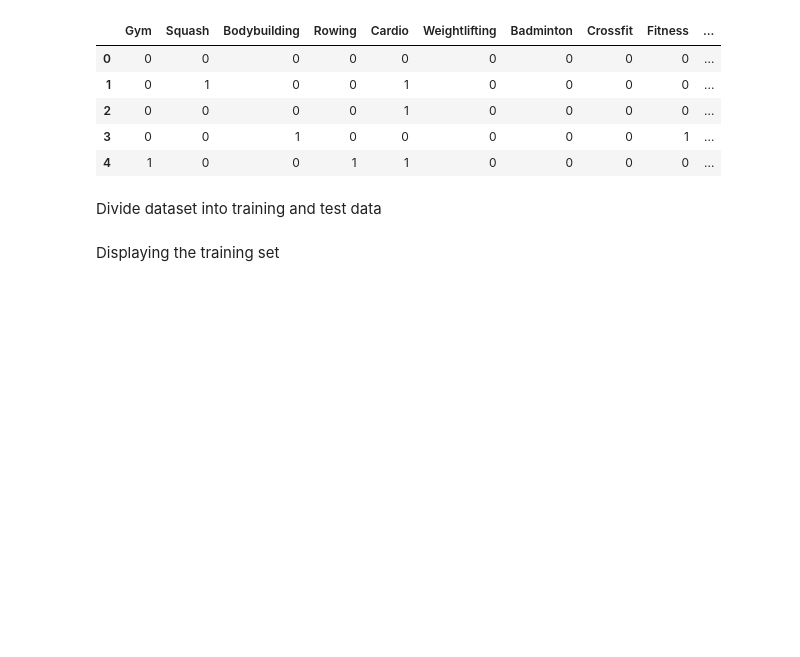
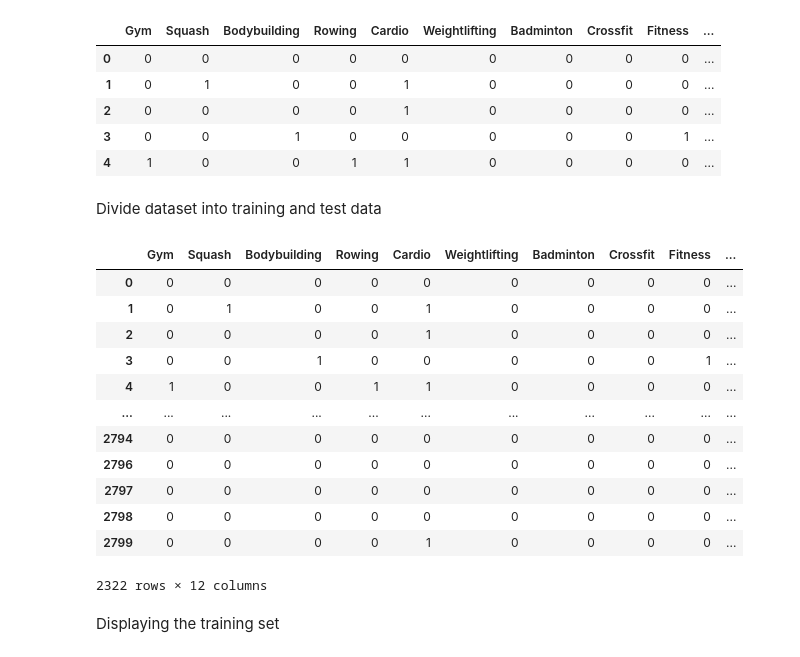
Before and after one commit to Bartoszcz28/Gym_Subscription, a Jupyter notebook: Data_Imput_hobby.ipynb, the cells around one changed output. Cells and saved outputs as stored; diff of their text form; code cells hidden in the pictures; blank space fills up the shorter version.

```diff
--- a/Data_Imput_hobby.ipynb
+++ b/Data_Imput_hobby.ipynb
@@ -155,6 +129,22 @@ part_hobbies.head()
 df = pd.DataFrame(data)
 # %% [markdown]
 Divide dataset into training and test data
+# %%
+part_hobbies
+# %% [output]
+|  | Gym | Squash | Bodybuilding | Rowing | Cardio | Weightlifting | Badminton | Crossfit | Fitness | ... |
+| 0 | 0 | 0 | 0 | 0 | 0 | 0 | 0 | 0 | 0 | ... |
+| 1 | 0 | 1 | 0 | 0 | 1 | 0 | 0 | 0 | 0 | ... |
+| 2 | 0 | 0 | 0 | 0 | 1 | 0 | 0 | 0 | 0 | ... |
+| 3 | 0 | 0 | 1 | 0 | 0 | 0 | 0 | 0 | 1 | ... |
+| 4 | 1 | 0 | 0 | 1 | 1 | 0 | 0 | 0 | 0 | ... |
+| ... | ... | ... | ... | ... | ... | ... | ... | ... | ... | ... |
+| 2794 | 0 | 0 | 0 | 0 | 0 | 0 | 0 | 0 | 0 | ... |
+| 2796 | 0 | 0 | 0 | 0 | 0 | 0 | 0 | 0 | 0 | ... |
+| 2797 | 0 | 0 | 0 | 0 | 0 | 0 | 0 | 0 | 0 | ... |
+| 2798 | 0 | 0 | 0 | 0 | 0 | 0 | 0 | 0 | 0 | ... |
+| 2799 | 0 | 0 | 0 | 0 | 1 | 0 | 0 | 0 | 0 | ... |
+2322 rows × 12 columns
 # %%
 X_train, X_test, y_train, y_test = train_test_split(data_no_na, part_hobbies, test_size = 0.25, random_state=1)
 # %% [markdown]
```
Also changed, not shown: parts of 8 cells of this notebook.
